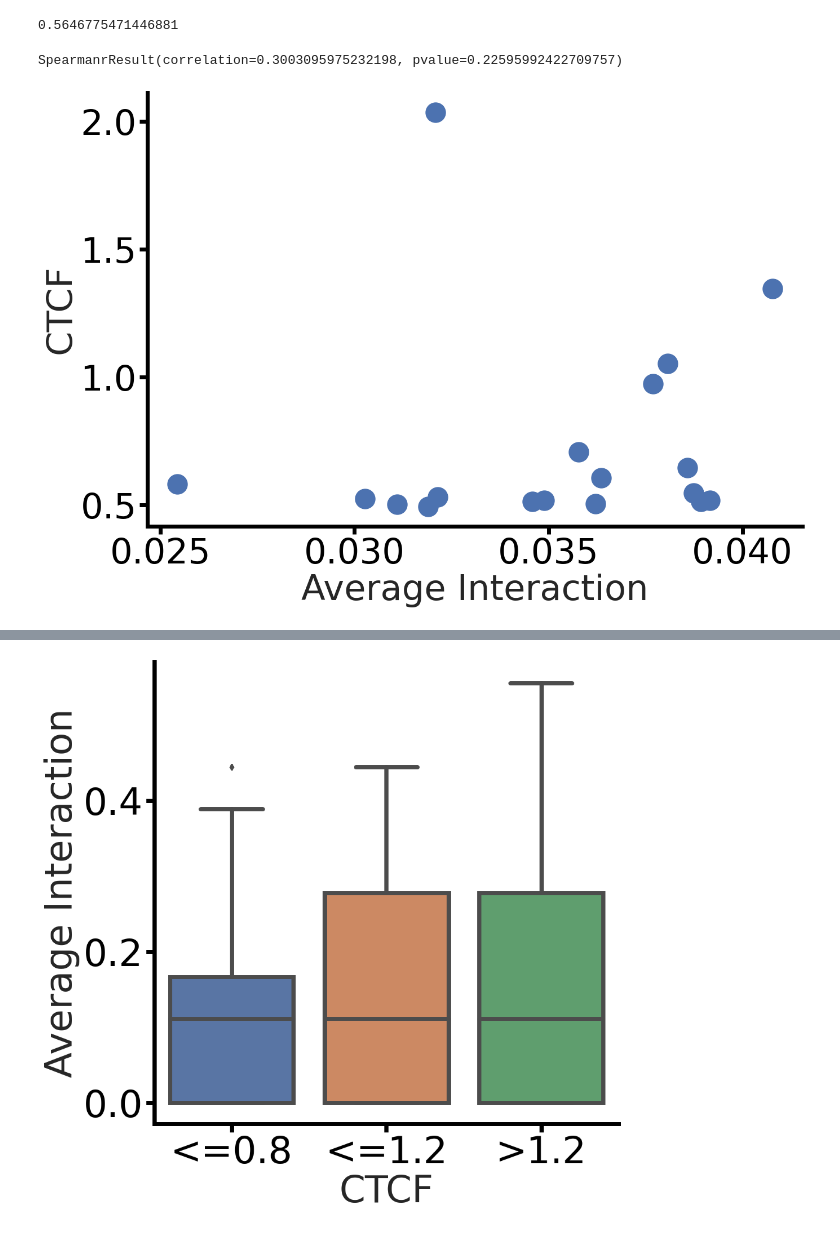
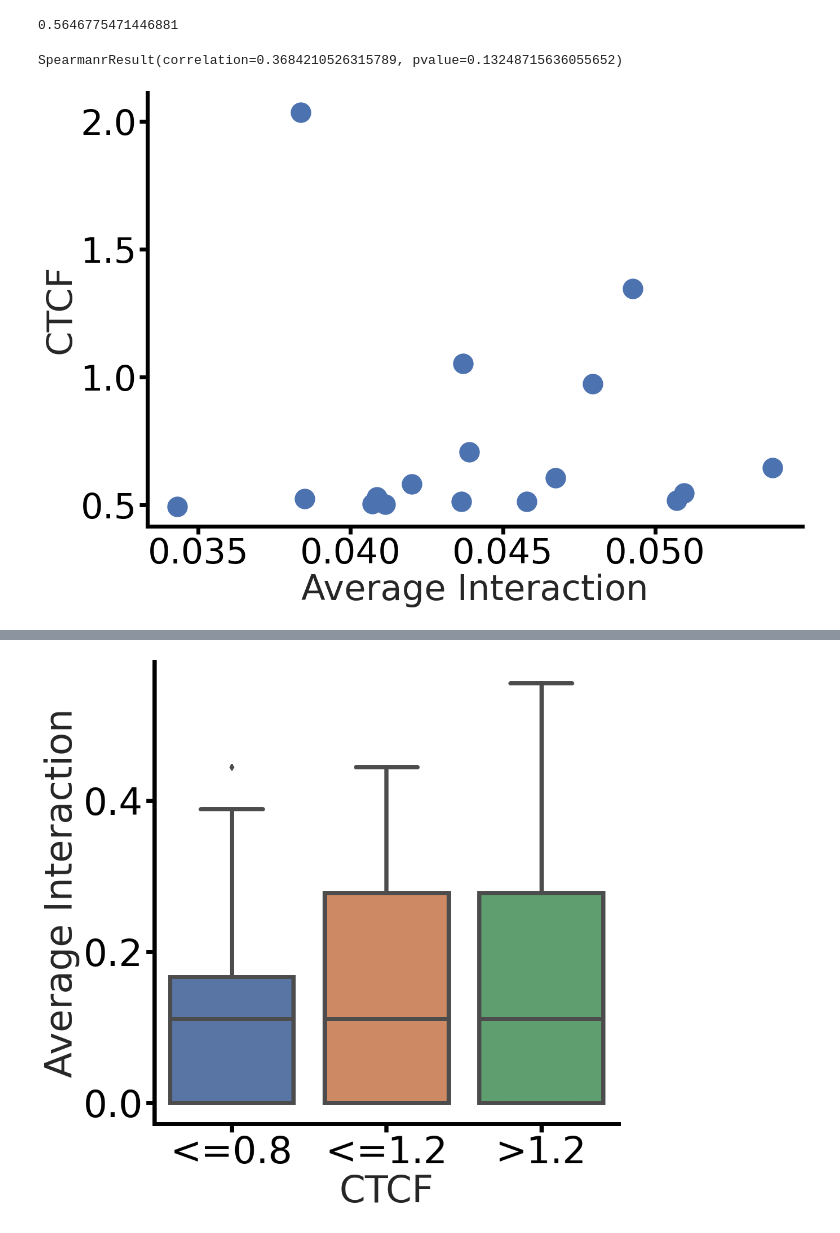
Before and after one commit to 4dglab/SEE, a Jupyter notebook: analyse/quality/Landmark position-SLC1A2.ipynb, the cells around one changed output, grey strips where cells are left out. Cells and saved outputs as stored; diff of their text form; code cells hidden in the pictures.

```diff
--- a/analyse/quality/Landmark position-SLC1A2.ipynb
+++ b/analyse/quality/Landmark position-SLC1A2.ipynb
@@ -17,7 +17,7 @@ import tqdm
 from util import array2mat, mat2array
 from analyse_util import figure_size, set_plt, set_Border
 # %%
-v19_anno = pd.read_csv('/lmh_data/data/sclab/public/gencode.v19.annotation.gtf',
+v19_anno = pd.read_csv('/data/liminghong/sclab/public/gencode.v19.annotation.gtf',
                        header=None, sep='\t', skiprows=[i for i in range(5)], usecols=[0, 2, 3, 4, 6, 8], names=[
                            'chrom', 'type', 'start', 'end', 'strand', 'info'
                        ])
@@ -68,16 +68,16 @@ transcript_info
 | MT-TP-201 | chrM | 15956 | 16023 | - | MT | 1 | [67] | [15956] |
 196520 rows × 8 columns
 # %%
-H3K9me3 = pyBigWig.open('/lmh_data/data/sclab/source/Astro/impute_BSS00089_H3K9me3.bigWig')
-H3K4me3 = pyBigWig.open('/lmh_data/data/sclab/source/Astro/impute_BSS00089_H3K4me3.bigWig')
-H3K36me3 = pyBigWig.open('/lmh_data/data/sclab/source/Astro/impute_BSS00089_H3K36me3.bigWig')
-CTCF = pyBigWig.open('/lmh_data/data/sclab/source/Astro/impute_BSS00089_CTCF.bigWig')
-DNase = pyBigWig.open('/lmh_data/data/sclab/source/Astro/impute_BSS00089_DNase-seq.bigWig')
-POLR2A = pyBigWig.open('/lmh_data/data/sclab/source/Astro/impute_BSS00089_POLR2A.bigWig')
+H3K9me3 = pyBigWig.open('/data/liminghong/sclab/source/Astro/impute_BSS00089_H3K9me3.bigWig')
+H3K4me3 = pyBigWig.open('/data/liminghong/sclab/source/Astro/impute_BSS00089_H3K4me3.bigWig')
+H3K36me3 = pyBigWig.open('/data/liminghong/sclab/source/Astro/impute_BSS00089_H3K36me3.bigWig')
+CTCF = pyBigWig.open('/data/liminghong/sclab/source/Astro/impute_BSS00089_CTCF.bigWig')
+DNase = pyBigWig.open('/data/liminghong/sclab/source/Astro/impute_BSS00089_DNase-seq.bigWig')
+POLR2A = pyBigWig.open('/data/liminghong/sclab/source/Astro/impute_BSS00089_POLR2A.bigWig')
 # %%
 genename = 'SLC1A2'
-eval_set = np.load('/lmh_data/data/sclab/sclab/eval_dataset.npy', allow_pickle=True)
-preds = np.load('/lmh_data/data/sclab/sclab/tmp/{}/evaluate.npy'.format(genename), allow_pickle=True)
+eval_set = np.load('/data/liminghong/sclab/sclab/eval_dataset.npy', allow_pickle=True)
+preds = np.load('/data/liminghong/sclab/sclab/tmp/{}/evaluate.npy'.format(genename), allow_pickle=True)
 # %%
 def show_by_cell_type(cell_type):
     _pred, _target = None, None
@@ -398,6 +398,23 @@ print(np.mean(result))
 # %% [output]
 [figure]
 0.5646775471446881
+# %%
+def show_by_cell_type(cell_type):
+    _pred, _target = None, None
+    num = 0
+    for i in range(len(preds)):
+        pred = preds[i]
+        if eval_set[i]['cell_type'] != cell_type:
+            continue
+        pred['predict'][pred['predict']<0] = 0
+        num += 1
+        if _pred is None:
+            _pred = pred['predict'].copy()
+            _target = eval_set[i]['scHiC'][genename].copy().astype(float)
+        else:
+            _pred += pred['predict']
+            _target += eval_set[i]['scHiC'][genename].copy().astype(float)
+    return _pred/num, _target/num
 # %%
 set_plt(figsize=(15, 10))
 sns.set_theme(style="whitegrid")
@@ -405,37 +422,35 @@ sns.set_theme(style="whitegrid")
 fig, ax = plt.subplots()
 
 _mat = array2mat(show_by_cell_type('Astro')[0])
-_mat += abs(_mat.min())
 bw = CTCF
 resolution = 10000
 
 _gene = transcript_info[transcript_info['gene_name']==genename]
 chrom = _gene['chrom'].values[0]
 start = int(_gene['start'].values[0]/10000)*10000
 end = int(_gene['end'].values[0]/10000)*10000 + 10000
 
 chip_info = [
     0 if v is None else v  for v in bw.stats(chrom, start, end, type="mean", nBins=int((end-start)/resolution))]
 
 new_mat = np.zeros(_mat.shape)
 x, y = [], []
 for i in range(_mat.shape[0]):
     _test = _mat[i].copy()
-    _test[i] = 0
     x.append(_test.mean())
     y.append(chip_info[i])
 plt.scatter(x, y, s=(figure_size['large']*72./fig.dpi)**2)
 print(stats.spearmanr(x, y))
 
 set_Border(plt.gca())
 plt.tick_params(colors='black', bottom=True, left=True, labelsize=figure_size['ultra'])
 plt.grid(False)
 
 plt.xlabel('Average Interaction', fontsize=figure_size['ultra'])
 plt.ylabel('CTCF', fontsize=figure_size['ultra'])
-plt.savefig('/lmh_data/work/SEE/analyse/figure_file/Interaction VS CTCF(bulk).pdf', format='pdf', bbox_inches='tight')
+plt.savefig('../figure_file/Interaction VS CTCF(bulk).pdf', format='pdf', bbox_inches='tight')
 plt.show()
 # %% [output]
-SpearmanrResult(correlation=0.3003095975232198, pvalue=0.22595992422709757)
+SpearmanrResult(correlation=0.3684210526315789, pvalue=0.13248715636055652)
-[figure, old version]
+[figure, new version]
 # %%
```
Also changed, not shown: parts of 7 cells of this notebook, 29 other files.
